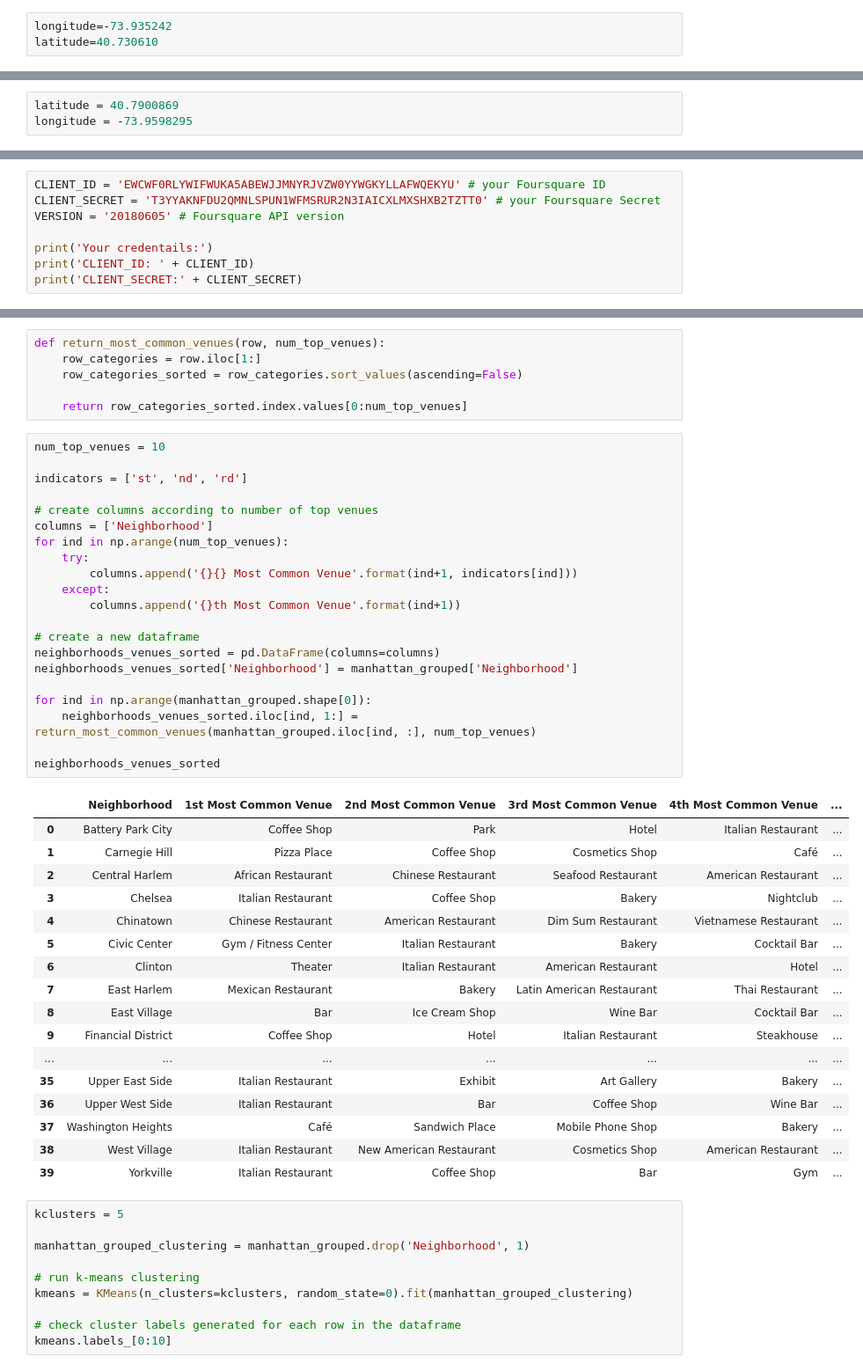
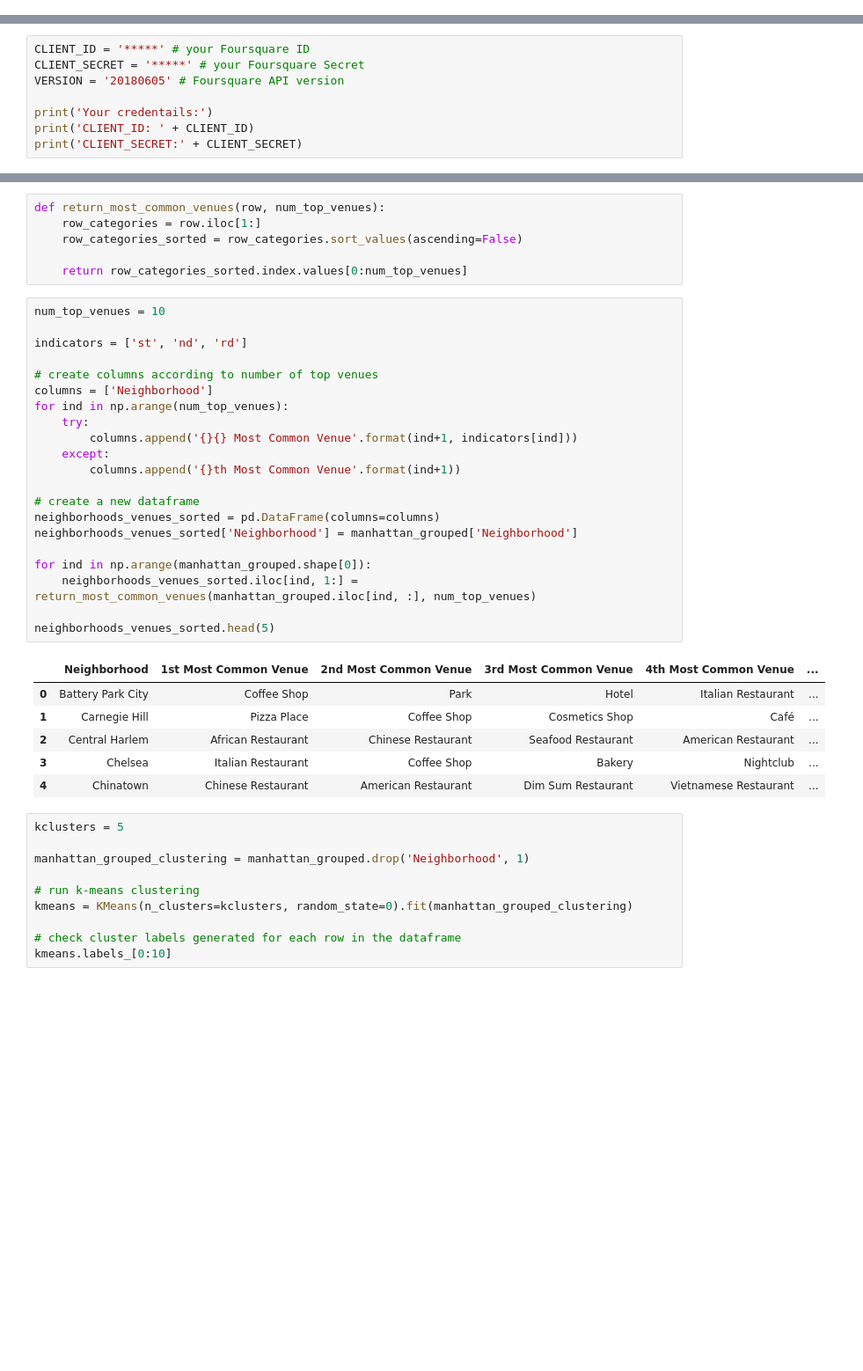
Before and after one commit to jumshoos/Coursera_Capstone, a Jupyter notebook: Capstone Project - Indian Restaurant Manhattan.ipynb, the cells around one changed output, grey strips where cells are left out. Shown at 88% size. Saved outputs shown, nothing was run; the diff lists cells and outputs as text; blank space fills up the shorter version.

```diff
--- a/Capstone Project - Indian Restaurant Manhattan.ipynb
+++ b/Capstone Project - Indian Restaurant Manhattan.ipynb
@@ -93,9 +73,6 @@ location = geolocator.geocode(address)
 latitude = location.latitude
 longitude = location.longitude
 print('The geograpical coordinate of New York City are {}, {}.'.format(latitude, longitude))
-# %%
-longitude=-73.935242
-latitude=40.730610
 # %% [markdown]
 Create a map of New York with neighborhoods superimposed on top.
 # %%
@@ -133,9 +110,6 @@ location = geolocator.geocode(address)
 latitude = location.latitude
 longitude = location.longitude
 print('The geograpical coordinate of Manhattan are {}, {}.'.format(latitude, longitude))
-# %%
-latitude = 40.7900869
-longitude = -73.9598295
 # %% [markdown]
 As we did with all of New York City, let's visualizat Manhattan the neighborhoods in it.
 # %%
@@ -160,8 +134,8 @@ map_manhattan
 # %% [output]
 [interactive output not drawn]
 # %%
-CLIENT_ID = 'EWCWF0RLYWIFWUKA5ABEWJJMNYRJVZW0YYWGKYLLAFWQEKYU' # your Foursquare ID
-CLIENT_SECRET = 'T3YYAKNFDU2QMNLSPUN1WFMSRUR2N3IAICXLMXSHXB2TZTT0' # your Foursquare Secret
+CLIENT_ID = '*****' # your Foursquare ID
+CLIENT_SECRET = '*****' # your Foursquare Secret
 VERSION = '20180605' # Foursquare API version
 
 print('Your credentails:')
@@ -371,42 +342,31 @@ def return_most_common_venues(row, num_top_venues):
 # %%
 num_top_venues = 10
 
 indicators = ['st', 'nd', 'rd']
 
 # create columns according to number of top venues
 columns = ['Neighborhood']
 for ind in np.arange(num_top_venues):
     try:
         columns.append('{}{} Most Common Venue'.format(ind+1, indicators[ind]))
     except:
         columns.append('{}th Most Common Venue'.format(ind+1))
 
 # create a new dataframe
 neighborhoods_venues_sorted = pd.DataFrame(columns=columns)
 neighborhoods_venues_sorted['Neighborhood'] = manhattan_grouped['Neighborhood']
 
 for ind in np.arange(manhattan_grouped.shape[0]):
     neighborhoods_venues_sorted.iloc[ind, 1:] = return_most_common_venues(manhattan_grouped.iloc[ind, :], num_top_venues)
 
-neighborhoods_venues_sorted
+neighborhoods_venues_sorted.head(5)
 # %% [output]
 |  | Neighborhood | 1st Most Common Venue | 2nd Most Common Venue | 3rd Most Common Venue | 4th Most Common Venue | ... |
 | 0 | Battery Park City | Coffee Shop | Park | Hotel | Italian Restaurant | ... |
 | 1 | Carnegie Hill | Pizza Place | Coffee Shop | Cosmetics Shop | Café | ... |
 | 2 | Central Harlem | African Restaurant | Chinese Restaurant | Seafood Restaurant | American Restaurant | ... |
 | 3 | Chelsea | Italian Restaurant | Coffee Shop | Bakery | Nightclub | ... |
 | 4 | Chinatown | Chinese Restaurant | American Restaurant | Dim Sum Restaurant | Vietnamese Restaurant | ... |
-| 5 | Civic Center | Gym / Fitness Center | Italian Restaurant | Bakery | Cocktail Bar | ... |
-| 6 | Clinton | Theater | Italian Restaurant | American Restaurant | Hotel | ... |
-| 7 | East Harlem | Mexican Restaurant | Bakery | Latin American Restaurant | Thai Restaurant | ... |
-| 8 | East Village | Bar | Ice Cream Shop | Wine Bar | Cocktail Bar | ... |
-| 9 | Financial District | Coffee Shop | Hotel | Italian Restaurant | Steakhouse | ... |
-| ... | ... | ... | ... | ... | ... | ... |
-| 35 | Upper East Side | Italian Restaurant | Exhibit | Art Gallery | Bakery | ... |
-| 36 | Upper West Side | Italian Restaurant | Bar | Coffee Shop | Wine Bar | ... |
-| 37 | Washington Heights | Café | Sandwich Place | Mobile Phone Shop | Bakery | ... |
-| 38 | West Village | Italian Restaurant | New American Restaurant | Cosmetics Shop | American Restaurant | ... |
-| 39 | Yorkville | Italian Restaurant | Coffee Shop | Bar | Gym | ... |
 # %%
 kclusters = 5
 
```
Also changed, not shown: parts of 6 cells of this notebook.
